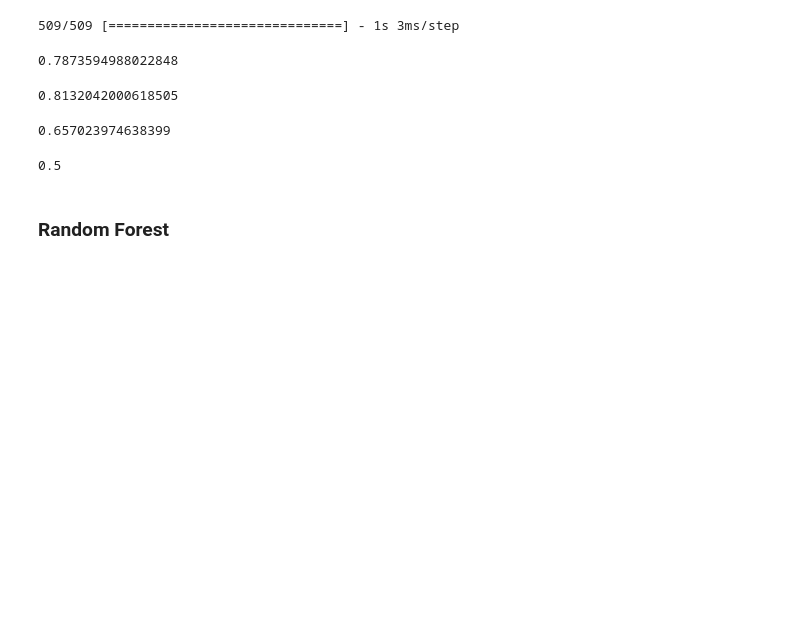
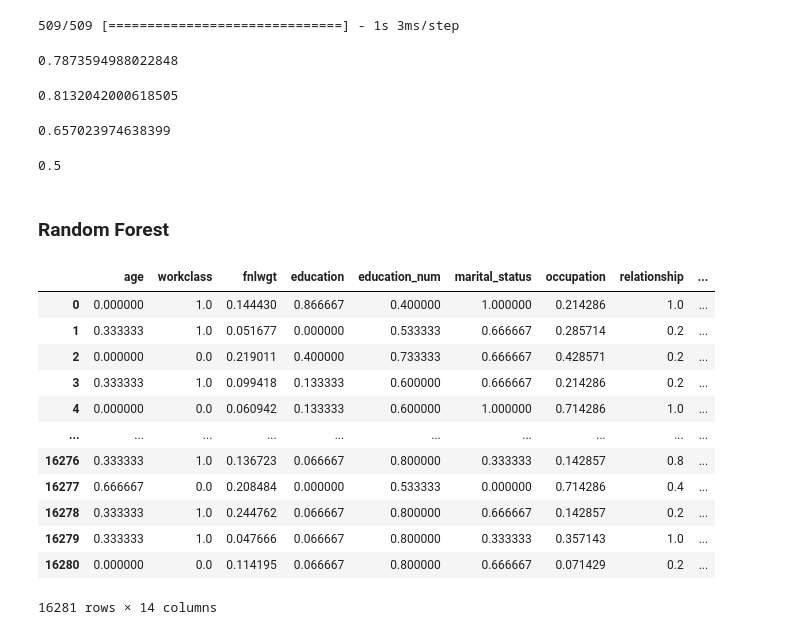
Before and after one commit to Nwankwo-Nnaemeka/Census-Income-Bracket, a Jupyter notebook: 05-model-training.ipynb, the cells around one changed output. Saved outputs shown, nothing was run; the diff lists cells and outputs as text; code cells hidden in the pictures; blank space fills up the shorter version.

```diff
--- a/05-model-training.ipynb
+++ b/05-model-training.ipynb
@@ -446,3 +446,22 @@ with mlflow.start_run() as run:
 import mlflow
 # %%
 mlflow.set_tracking_uri(uri="http://127.0.0.1:8080")
+# %%
+X_test = test.drop("income", axis = 1)
+y_test = test["income"]
+# %%
+X_test
+# %% [output]
+|  | age | workclass | fnlwgt | education | education_num | marital_status | occupation | relationship | ... |
+| 0 | 0.000000 | 1.0 | 0.144430 | 0.866667 | 0.400000 | 1.000000 | 0.214286 | 1.0 | ... |
+| 1 | 0.333333 | 1.0 | 0.051677 | 0.000000 | 0.533333 | 0.666667 | 0.285714 | 0.2 | ... |
+| 2 | 0.000000 | 0.0 | 0.219011 | 0.400000 | 0.733333 | 0.666667 | 0.428571 | 0.2 | ... |
+| 3 | 0.333333 | 1.0 | 0.099418 | 0.133333 | 0.600000 | 0.666667 | 0.214286 | 0.2 | ... |
+| 4 | 0.000000 | 0.0 | 0.060942 | 0.133333 | 0.600000 | 1.000000 | 0.714286 | 1.0 | ... |
+| ... | ... | ... | ... | ... | ... | ... | ... | ... | ... |
+| 16276 | 0.333333 | 1.0 | 0.136723 | 0.066667 | 0.800000 | 0.333333 | 0.142857 | 0.8 | ... |
+| 16277 | 0.666667 | 0.0 | 0.208484 | 0.000000 | 0.533333 | 0.000000 | 0.714286 | 0.4 | ... |
+| 16278 | 0.333333 | 1.0 | 0.244762 | 0.066667 | 0.800000 | 0.666667 | 0.142857 | 0.2 | ... |
+| 16279 | 0.333333 | 1.0 | 0.047666 | 0.066667 | 0.800000 | 0.333333 | 0.357143 | 1.0 | ... |
+| 16280 | 0.000000 | 0.0 | 0.114195 | 0.066667 | 0.800000 | 0.666667 | 0.071429 | 0.2 | ... |
+16281 rows × 14 columns
```
Also changed, not shown: parts of 4 cells of this notebook, 7 other files.
